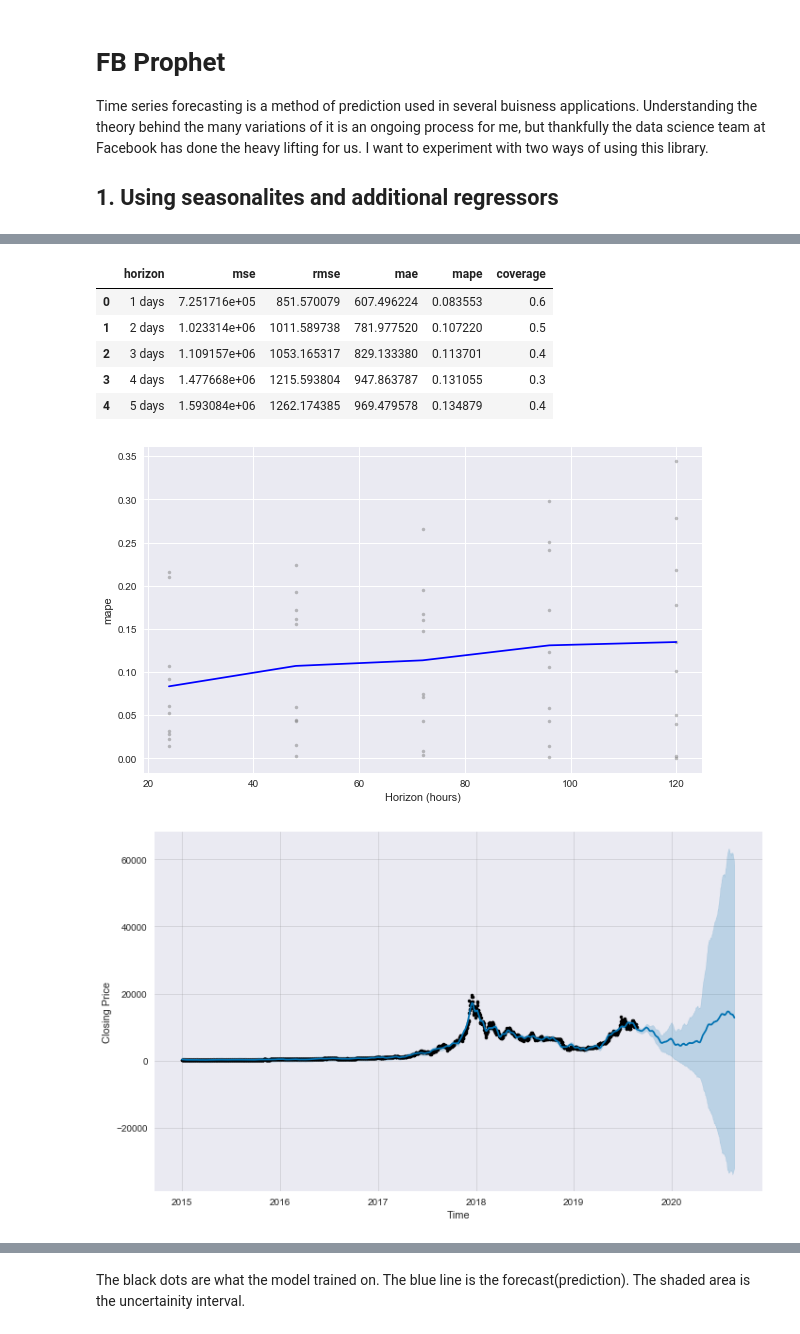
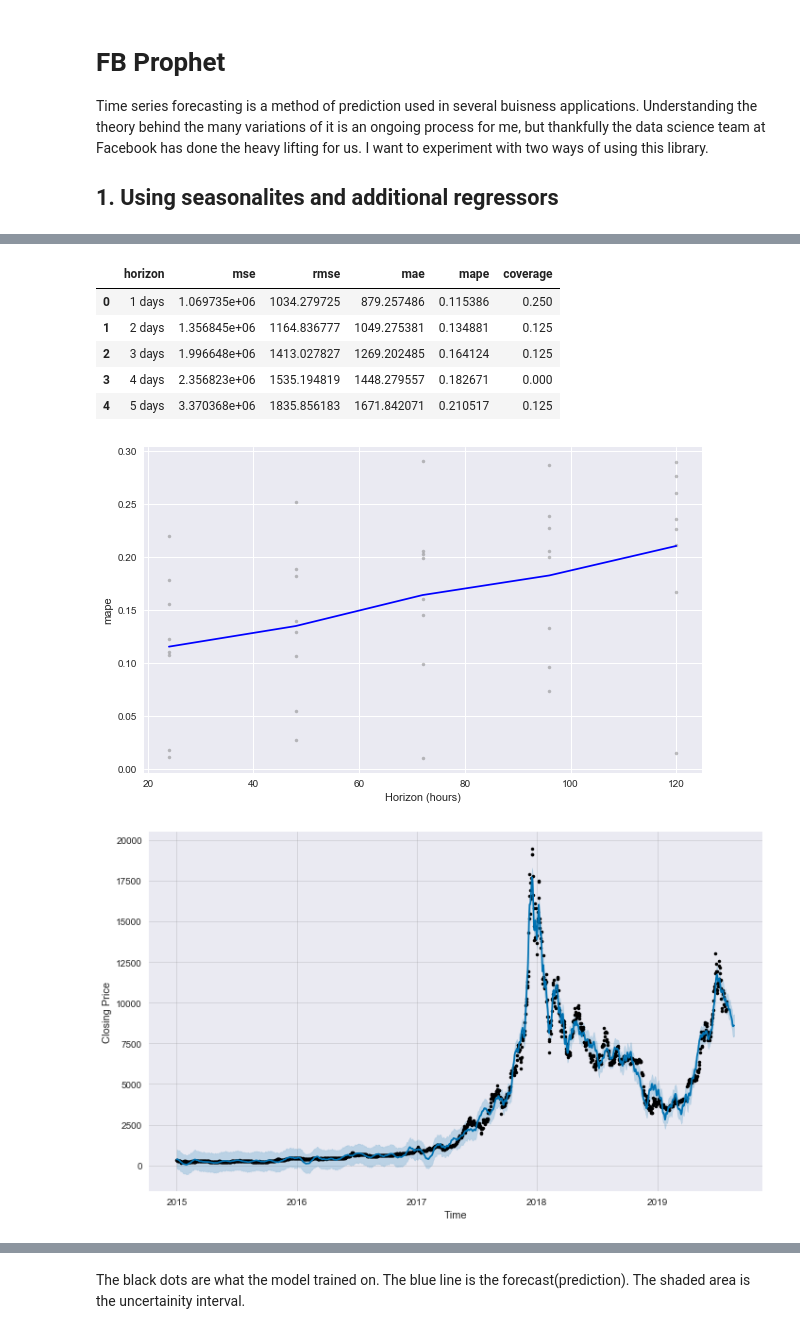
Before and after one commit to Viraj-Joshi/BitCoin-Price-Predictor, a Jupyter notebook: Bitcoin Price Predictor.ipynb, the cells around one changed output, grey strips where cells are left out. Drawn from its saved outputs; the diff is of its cells as text; code cells hidden in the pictures.

Commit message:
Add files via upload
Typos
More FB Prophet-> nitpicked hyperparameters
Returns For LSTM
N-Cycle needs work

```diff
--- a/Bitcoin Price Predictor.ipynb
+++ b/Bitcoin Price Predictor.ipynb
@@ -534,9 +605,20 @@ bitcoin_info.columns = bitcoin_info.columns.str.replace("*",""); #columns is an
 bitcoin_info['Volume'] = bitcoin_info['Volume'].astype('int64');
 
 
+#split into training and testing dataset
+split_date = '2019-08-01'
 bitcoin_info.columns =[bitcoin_info.columns[0]]+['bt_'+i for i in bitcoin_info.columns[1:]] #column names not mutable
-bitcoin_info = bitcoin_info[bitcoin_info['Date']>='2015-01-01']
-df = bitcoin_info[['Date','bt_Close']].copy()
-df.columns = ['ds','y']
-df.head()
+bitcoin_info_train = bitcoin_info[bitcoin_info['Date']>='2015-01-01']
+bitcoin_info_train = bitcoin_info_train[bitcoin_info_train['Date']<split_date]
+bitcoin_info_test = bitcoin_info[bitcoin_info['Date']>=split_date]
+
+#create a df that prophet will accept
+df_train = bitcoin_info_train[['Date','bt_Close']].copy()
+df_train.columns = ['ds','y']
+df_train.reset_index()
+
+
+df_test = bitcoin_info_test[['Date','bt_Close']].copy()
+df_test.columns = ['ds','y']
+display(df_test.tail())
 # %% [output]
@@ -565,8 +659,8 @@ def friday_effect(ds):
         return 1
     else:
         return 0
-df['friday_effect'] = df['ds'].apply(friday_effect)
-
+df_train['friday_effect'] = df_train['ds'].apply(friday_effect)
+#df_train['cap'] = 15000
 m = Prophet(growth='linear',seasonality_mode='multiplicative',
             daily_seasonality=False,
             weekly_seasonality=False,
@@ -574,21 +668,22 @@ m = Prophet(growth='linear',seasonality_mode='multiplicative',
             ).add_seasonality(
                     name = 'quarterly',
                     period = 93.3125,
-                    fourier_order = 5
+                    fourier_order = 15
             ).add_seasonality(
                     name = 'yearly',
                     period = 365.25,
-                    fourier_order = 5
+                    fourier_order = 15
             ).add_seasonality(
                     name = 'Weekly',
                     period = 7,
                     fourier_order = 25
             )
-m.add_regressor('friday_effect') # adding this regressor lowered MAPE 3%
-m.fit(df)
+m.add_regressor('friday_effect') # adding this regressor lowered MAPE
+m.fit(df_train)
 
 
-future = m.make_future_dataframe(periods=365)
+future = m.make_future_dataframe(periods=len(df_test))
+#future['cap'] = 20000
 future['friday_effect'] = future['ds'].apply(friday_effect)
 display(future[future['friday_effect']==1].tail())
 # %% [output]
@@ -607,0 +706,2 @@ forecast = m.predict(future)
+# %%
+cv_results = cross_validation(m,initial= '1550 days', horizon = '5 days',period = '15 days')
@@ -637,18 +739,18 @@ MAPE: 11.40815404519673
 # %%
 from fbprophet.diagnostics import performance_metrics
 df_p = performance_metrics(cv_results)
 display(df_p)
 
 from fbprophet.plot import plot_cross_validation_metric
 fig = plot_cross_validation_metric(cv_results, metric='mape')
 fig1 = m.plot(forecast,xlabel='Time',ylabel='Closing Price')
-#fig2 = m.plot_components(forecast)
+fig2 = m.plot_components(forecast)
 # %% [output]
 |  | horizon | mse | rmse | mae | mape | coverage |
-| 0 | 1 days | 7.251716e+05 | 851.570079 | 607.496224 | 0.083553 | 0.6 |
-| 1 | 2 days | 1.023314e+06 | 1011.589738 | 781.977520 | 0.107220 | 0.5 |
-| 2 | 3 days | 1.109157e+06 | 1053.165317 | 829.133380 | 0.113701 | 0.4 |
-| 3 | 4 days | 1.477668e+06 | 1215.593804 | 947.863787 | 0.131055 | 0.3 |
-| 4 | 5 days | 1.593084e+06 | 1262.174385 | 969.479578 | 0.134879 | 0.4 |
+| 0 | 1 days | 1.069735e+06 | 1034.279725 | 879.257486 | 0.115386 | 0.250 |
+| 1 | 2 days | 1.356845e+06 | 1164.836777 | 1049.275381 | 0.134881 | 0.125 |
+| 2 | 3 days | 1.996648e+06 | 1413.027827 | 1269.202485 | 0.164124 | 0.125 |
+| 3 | 4 days | 2.356823e+06 | 1535.194819 | 1448.279557 | 0.182671 | 0.000 |
+| 4 | 5 days | 3.370368e+06 | 1835.856183 | 1671.842071 | 0.210517 | 0.125 |
-[figure, old version]
+[figure, new version]
-[figure, old version]
+[figure, new version]
```
Also changed, not shown: parts of 28 cells of this notebook.
